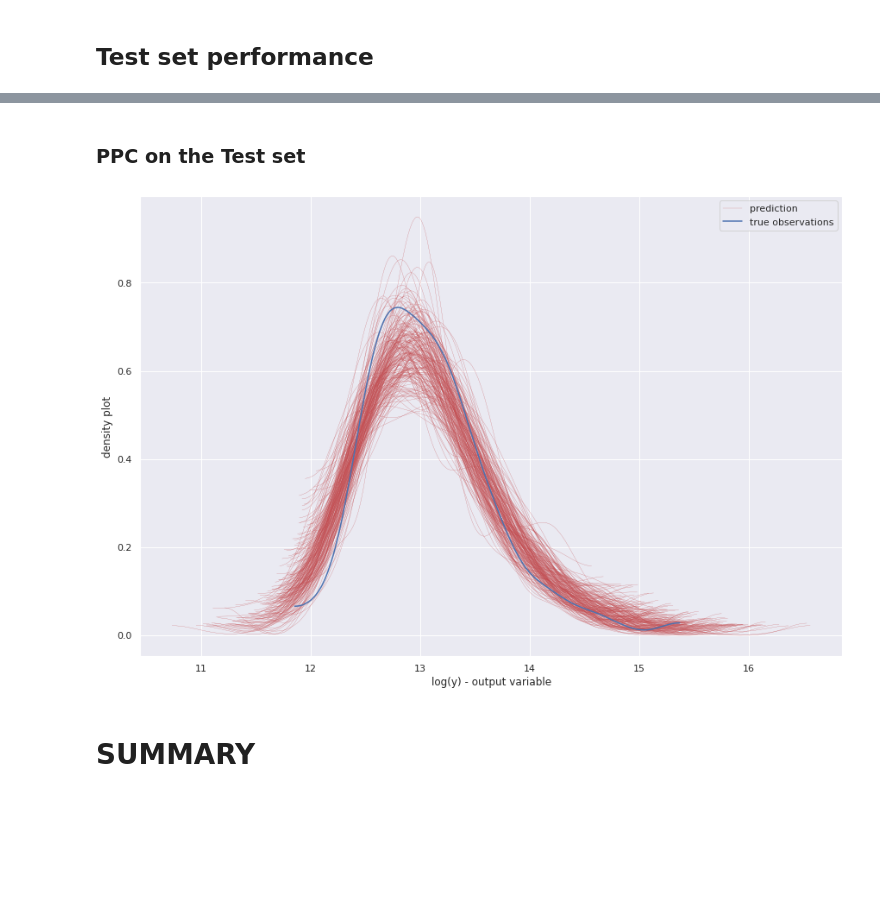
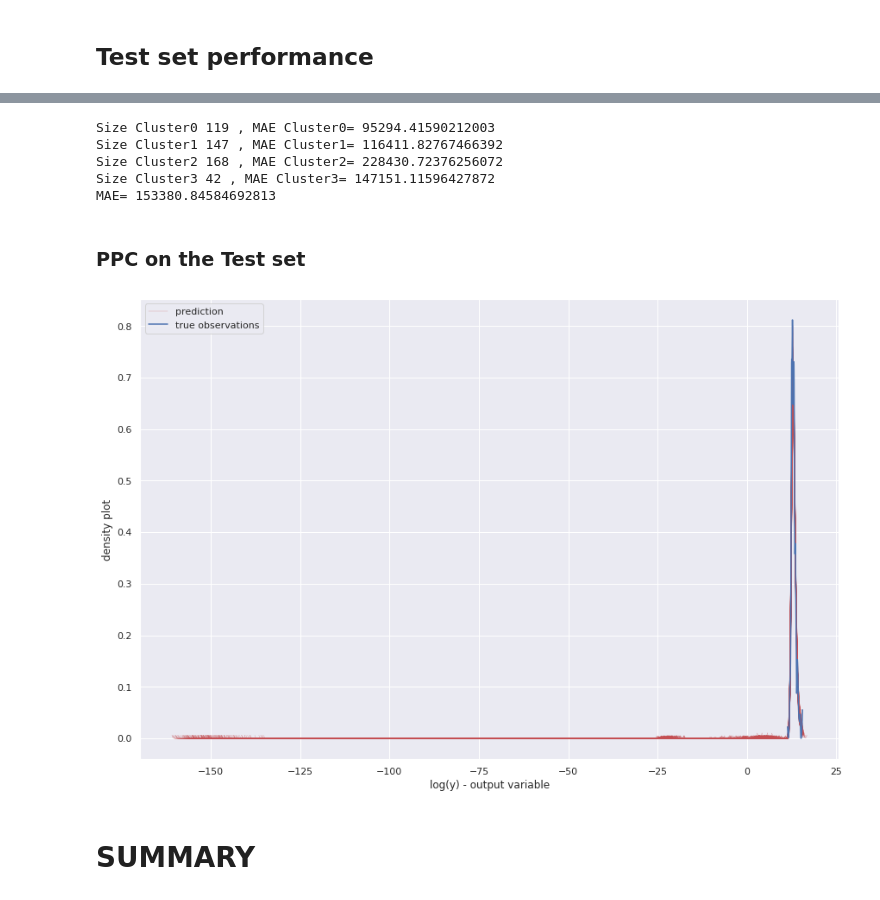
Before and after one commit to daireiscool/ET5003, a Jupyter notebook: week3/ET5003_Etivity2_DaireCampbell_20156952.ipynb, the cells around one changed output, grey strips where cells are left out. Cells and saved outputs as stored; diff of their text form; code cells hidden in the pictures; blank space fills up the shorter version.

```diff
--- a/week3/ET5003_Etivity2_DaireCampbell_20156952.ipynb
+++ b/week3/ET5003_Etivity2_DaireCampbell_20156952.ipynb
@@ -481,9 +807,8 @@ plot_gmm(gmm, X_ind)
 # %%
 # training gaussian mixture model
 
-gmm = GaussianMixture(n_components=4)
+gmm = GaussianMixture(n_components=component)
 # clustering by features 1, 2
-ind=[0,1]
 X_ind = np.vstack([Xn_train[:,ind],Xn_test[:,ind]])
 # Gaussian Mixture
 gmm.fit(X_ind)
@@ -788,32 +952,56 @@ MAE= 171165.81476480007
+# %%
+for j in range(component):
+    y_pred_BLR = np.exp(cd[j]["yscaler"].inverse_transform(np.mean(cd[j]["posterior"]['alpha'])
+                  + np.dot(np.mean(cd[j]["posterior"]['beta'],axis=0), cd[j]["Xtestn"].T)))
+
+    print(f"Size Cluster{j}", np.sum(clusters_test==j), f", MAE Cluster{j}=",
+          (np.mean(abs(y_pred_BLR - y_test[clusters_test==j]))))
+
+    cd[j]["y_pred_BLR"] = y_pred_BLR
+
+abs_ = [
+    abs(cd[j]["y_pred_BLR"] - y_test[clusters_test==j])
+    for j in range(component)]
+
+# joint
+joint=np.hstack(abs_)
+
+# MAE
+print("MAE=",np.mean(joint))
+# %% [output]
+Size Cluster0 119 , MAE Cluster0= 95294.41590212003
+Size Cluster1 147 , MAE Cluster1= 116411.82767466392
+Size Cluster2 168 , MAE Cluster2= 228430.72376256072
+Size Cluster3 42 , MAE Cluster3= 147151.11596427872
+MAE= 153380.84584692813
 # %% [markdown]
 ### PPC on the Test set
 # %%
 ## Posterior predictive checks (PPCs)
 
-num_samples2 = 200
-Ypred0 = ppc(posterior0['alpha'],posterior0['beta'],posterior0['sigma_n'],Xtestn0, nsamples=num_samples2)
-Ypred1 = ppc(posterior1['alpha'],posterior1['beta'],posterior1['sigma_n'],Xtestn1, nsamples=num_samples2)
-Ypred2 = ppc(posterior2['alpha'],posterior2['beta'],posterior2['sigma_n'],Xtestn2, nsamples=num_samples2)
-Ypred3 = ppc(posterior3['alpha'],posterior3['beta'],posterior3['sigma_n'],Xtestn3, nsamples=num_samples2)
+# posteriors
+YPred_ = [cd[j]["yscaler"].inverse_transform(
+    ppc(
+        cd[j]["posterior"]['alpha'],
+        cd[j]["posterior"]['beta'],
+        cd[j]["posterior"]['sigma_n'],
+        cd[j]["Xtestn"],
+        nsamples=200)) for j in range(component)]
 
-# Stack arrays in sequence horizontally (column wise)
-Ypred = np.hstack([yscaler0.inverse_transform(Ypred0),
-                 yscaler1.inverse_transform(Ypred1),
-                 yscaler2.inverse_transform(Ypred2),
-                 yscaler3.inverse_transform(Ypred3)])
-
+# simulation
+Ypred = np.hstack(YPred_)
 # plot prediction shape
 for i in range(Ypred.shape[0]):
     az.plot_dist( Ypred[i,:],color='r',plot_kwargs={"linewidth": 0.2})
 # label
 az.plot_dist(Ypred[i,:],color='r',plot_kwargs={"linewidth": 0.2}, label="prediction")
 
 # true observations
 az.plot_dist(np.log(y_test),label='true observations');
 plt.legend()
 plt.xlabel("log(y) - output variable")
 plt.ylabel("density plot");
 # %% [output]
-[figure, old version]
+[figure, new version]
 # %% [markdown]
 # SUMMARY
```
Also changed, not shown: parts of 79 cells of this notebook.
